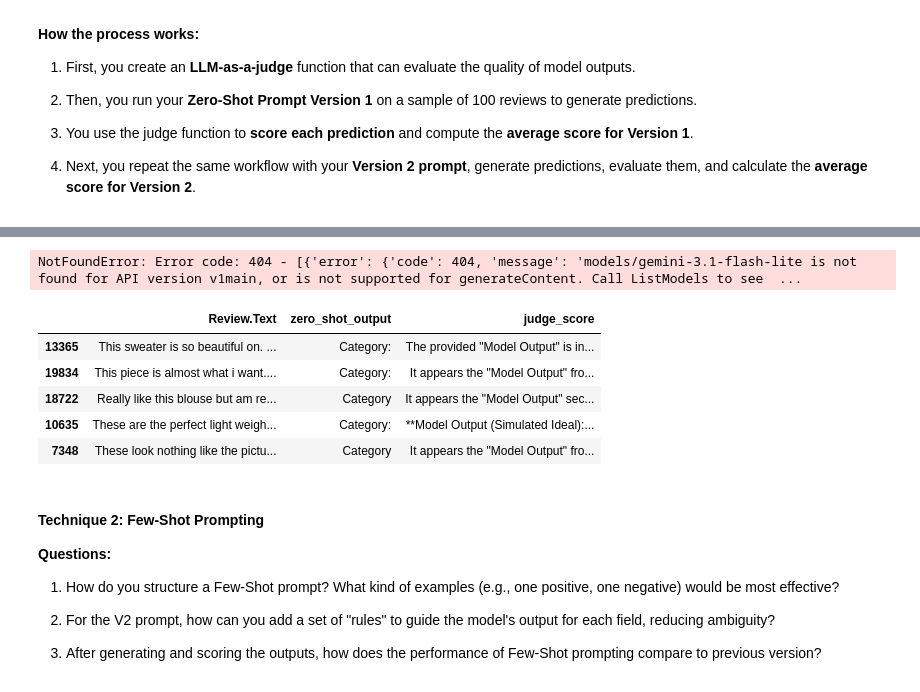
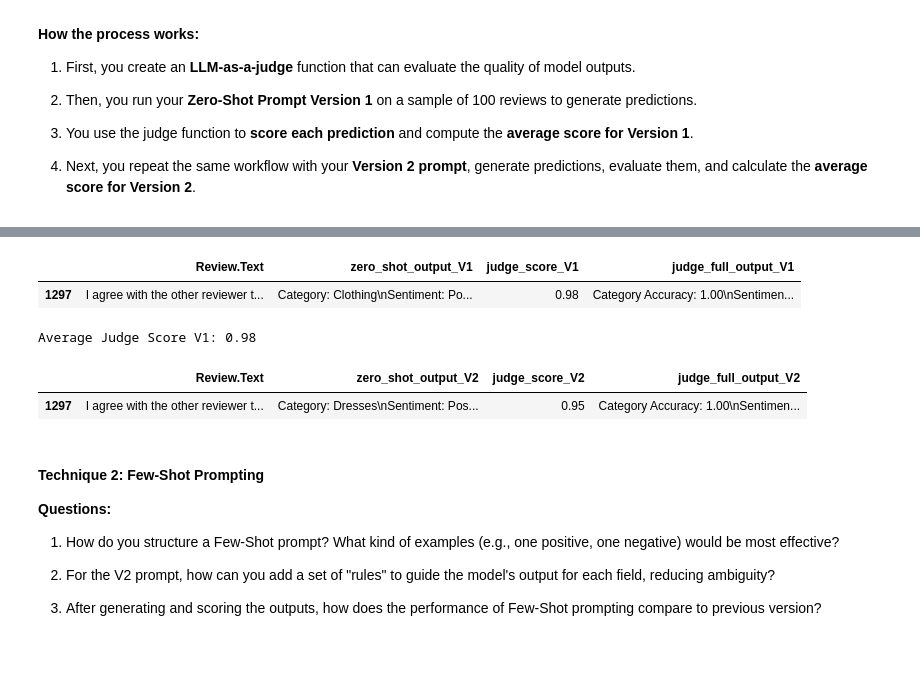
Before and after one commit to mikejoe144/MIT_Course_Capstone_Project, a Jupyter notebook: Real-Time_Retail_Feedback_Intelligence_Full_code.ipynb, the cells around one changed output, grey strips where cells are left out. Drawn from its saved outputs; the diff is of its cells as text; code cells hidden in the pictures; blank space fills up the shorter version.

Commit message:
started working V2 zero shot. need to review prompts for both v1 and v2

```diff
--- a/Real-Time_Retail_Feedback_Intelligence_Full_code.ipynb
+++ b/Real-Time_Retail_Feedback_Intelligence_Full_code.ipynb
@@ -753,17 +768,18 @@ def judge_output(review_text, model_output):
 # %%
+#define zeroshot review V1
 def zero_shot_review(review_text):
 
     prompt = f"""
     Analyze this retail customer review and provide the following information. Fill in each field with actual content from the review.
 
-    Category:
-    Sentiment:
-    Summary:
-    Personalized Message:
-    Retail Insight:
+  Category:
+  Sentiment:
+  Urgency:
+  Personalized Message to the customer:
+  Retail Insight:
 
-    Review:
-    {review_text}
+Customer Review:
+{review_text}
     """
 
     response = client.chat.completions.create(
@@ -771,26 +787,26 @@ def zero_shot_review(review_text):
         messages=[
             {"role": "user", "content": prompt}
         ],
-        temperature=0,
-        max_tokens=50
+        temperature=0
     )
 
     return response.choices[0].message.content
 # %%
-sample_df['zero_shot_output'] = sample_df['Review.Text'].apply(zero_shot_review)
+#apply zeroshot output v1
+sample_df['zero_shot_output_V1'] = sample_df['Review.Text'].apply(zero_shot_review)
-# %% [output]
-NotFoundError: Error code: 404 - [{'error': {'code': 404, 'message': 'models/gemini-3.1-flash-lite is not found for API version v1main, or is not supported for generateContent. Call ListModels to see  ...
 # %%
-sample_df['judge_score'] = sample_df.apply(
-    lambda row: judge_output(row['Review.Text'], row['zero_shot_output']),
+#apply judge to output V1
+sample_df[['judge_full_output_V1', 'judge_score_V1']] = sample_df.apply(
+    lambda row: pd.Series(judge_output(row['Review.Text'], row['zero_shot_output'])),
     axis=1
 )
 # %%
-sample_df[['Review.Text', 'zero_shot_output', 'judge_score']]
+sample_df[['Review.Text', 'zero_shot_output_V1', 'judge_score_V1','judge_full_output_V1']]
 # %% [output]
-|  | Review.Text | zero_shot_output | judge_score |
-| 13365 | This sweater is so beautiful on. ... | Category: | The provided "Model Output" is in... |
-| 19834 | This piece is almost what i want.... | Category: | It appears the "Model Output" fro... |
-| 18722 | Really like this blouse but am re... | Category | It appears the "Model Output" sec... |
-| 10635 | These are the perfect light weigh... | Category: | **Model Output (Simulated Ideal):... |
-| 7348 | These look nothing like the pictu... | Category | It appears the "Model Output" fro... |
+|  | Review.Text | zero_shot_output_V1 | judge_score_V1 | judge_full_output_V1 |
+| 1297 | I agree with the other reviewer t... | Category: Clothing\nSentiment: Po... | 0.98 | Category Accuracy: 1.00\nSentimen... |
+# %%
+#average of the judge score for V1 zero shot prompt is
+print("Average Judge Score V1:", round(sample_df['judge_score_V1'].mean(), 2))
+# %% [output]
+Average Judge Score V1: 0.98
@@ -797,3 +869,9 @@ sample_df[['Review.Text', 'zero_shot_output', 'judge_score']]
+# %%
+#view review and judge for V2
+sample_df[['Review.Text', 'zero_shot_output_V2', 'judge_score_V2','judge_full_output_V2']]
+# %% [output]
+|  | Review.Text | zero_shot_output_V2 | judge_score_V2 | judge_full_output_V2 |
+| 1297 | I agree with the other reviewer t... | Category: Dresses\nSentiment: Pos... | 0.95 | Category Accuracy: 1.00\nSentimen... |
 # %% [markdown]
 #### **Technique 2: Few-Shot Prompting**
 
```
Also changed, not shown: parts of 5 cells of this notebook.
